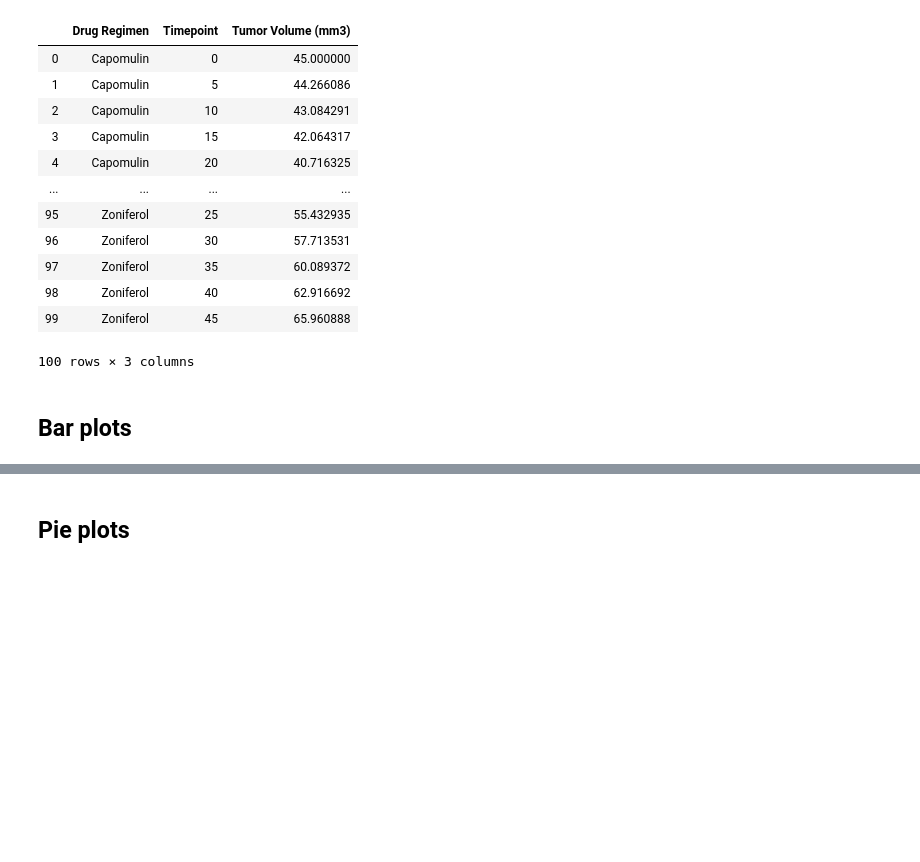
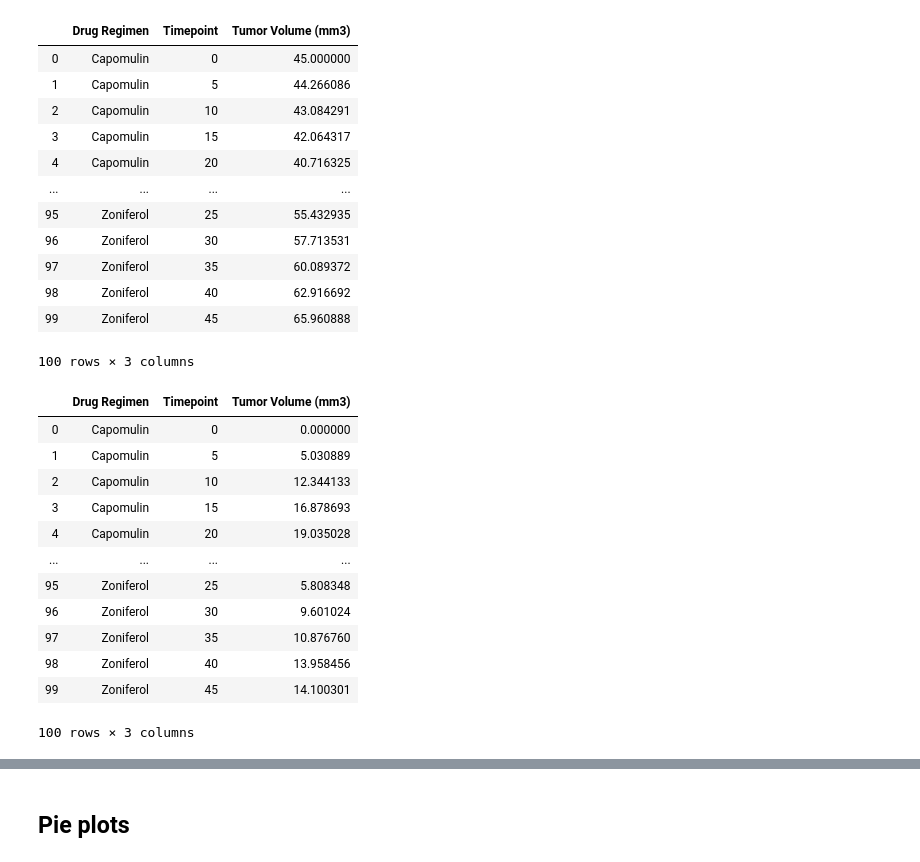
Before and after one commit to alexanderdyan/matplotlib-challenge, a Jupyter notebook: Pymaceuticals/pymaceuticals_starter.ipynb, the cells around one changed output, grey strips where cells are left out. Drawn from its saved outputs; the diff is of its cells as text; code cells hidden in the pictures; blank space fills up the shorter version.

```diff
--- a/Pymaceuticals/pymaceuticals_starter.ipynb
+++ b/Pymaceuticals/pymaceuticals_starter.ipynb
@@ -81,5 +83,23 @@ dataframeGroupMean
 | 98 | Zoniferol | 40 | 62.916692 |
 | 99 | Zoniferol | 45 | 65.960888 |
 100 rows × 3 columns
-# %% [markdown]
-## Bar plots
+# %%
+#Group combined data frame by drug regimen and timepoint
+#Extract the variance of the tumor volume column
+dataframeGroupVar = dataframe.groupby(["Drug Regimen", "Timepoint"])['Tumor Volume (mm3)'].var()
+dataframeGroupVar = dataframeGroupVar.reset_index()
+dataframeGroupVar
+# %% [output]
+|  | Drug Regimen | Timepoint | Tumor Volume (mm3) |
+| 0 | Capomulin | 0 | 0.000000 |
+| 1 | Capomulin | 5 | 5.030889 |
+| 2 | Capomulin | 10 | 12.344133 |
+| 3 | Capomulin | 15 | 16.878693 |
+| 4 | Capomulin | 20 | 19.035028 |
+| ... | ... | ... | ... |
+| 95 | Zoniferol | 25 | 5.808348 |
+| 96 | Zoniferol | 30 | 9.601024 |
+| 97 | Zoniferol | 35 | 10.876760 |
+| 98 | Zoniferol | 40 | 13.958456 |
+| 99 | Zoniferol | 45 | 14.100301 |
+100 rows × 3 columns
```
Also changed, not shown: parts of 7 cells of this notebook.
